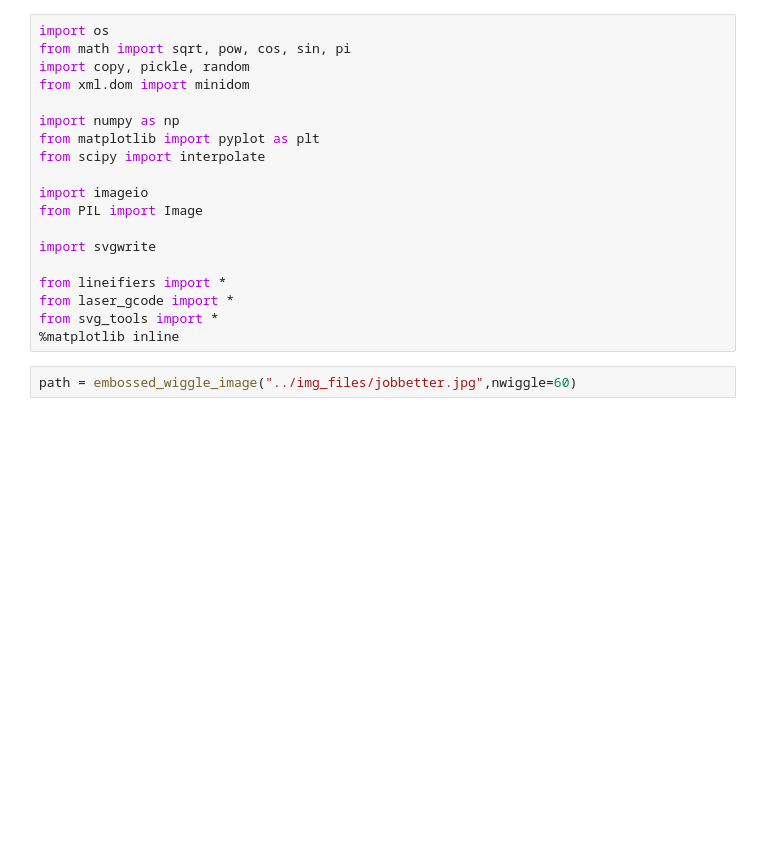
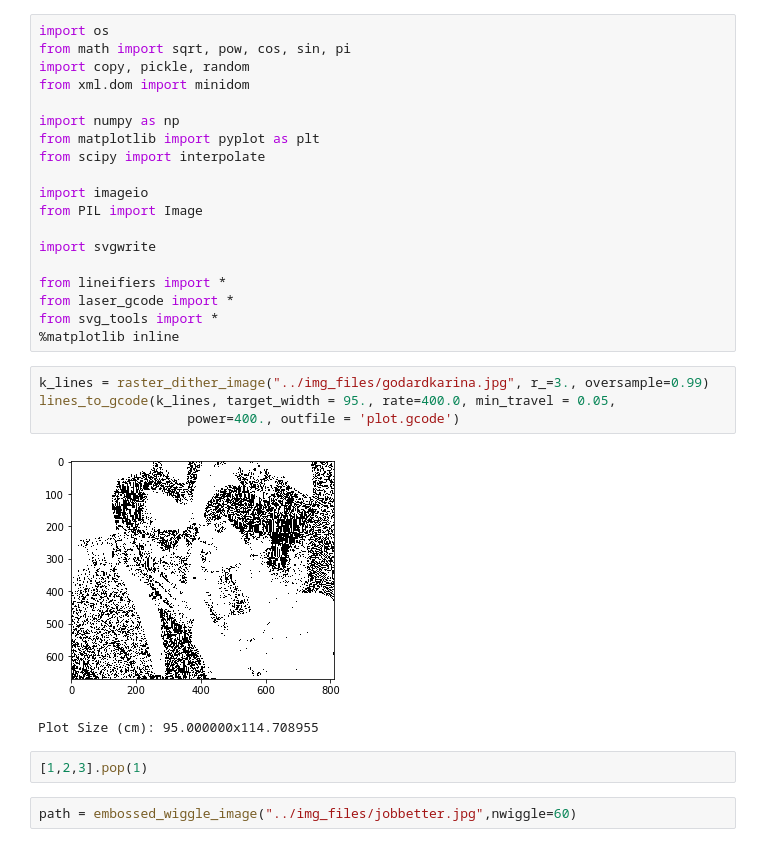
Before and after one commit to jparkhill/python_polargraph, a Jupyter notebook: LaserArt2.ipynb, the cells around one changed output. Drawn from its saved outputs; the diff is of its cells as text; blank space fills up the shorter version.

Commit message:
Laser dithering images.

```diff
--- a/LaserArt2.ipynb
+++ b/LaserArt2.ipynb
@@ -17,6 +17,15 @@ from lineifiers import *
 from laser_gcode import *
 from svg_tools import *
 %matplotlib inline
+# %%
+k_lines = raster_dither_image("../img_files/godardkarina.jpg", r_=3., oversample=0.99)
+lines_to_gcode(k_lines, target_width = 95., rate=400.0, min_travel = 0.05,
+                   power=400., outfile = 'plot.gcode')
+# %% [output]
+[figure, added]
+Plot Size (cm): 95.000000x114.708955
+# %%
+[1,2,3].pop(1)
 # %%
 path = embossed_wiggle_image("../img_files/jobbetter.jpg",nwiggle=60)
 # %% [output]
```
Also changed, not shown: parts of 3 cells of this notebook, 3 other files.
